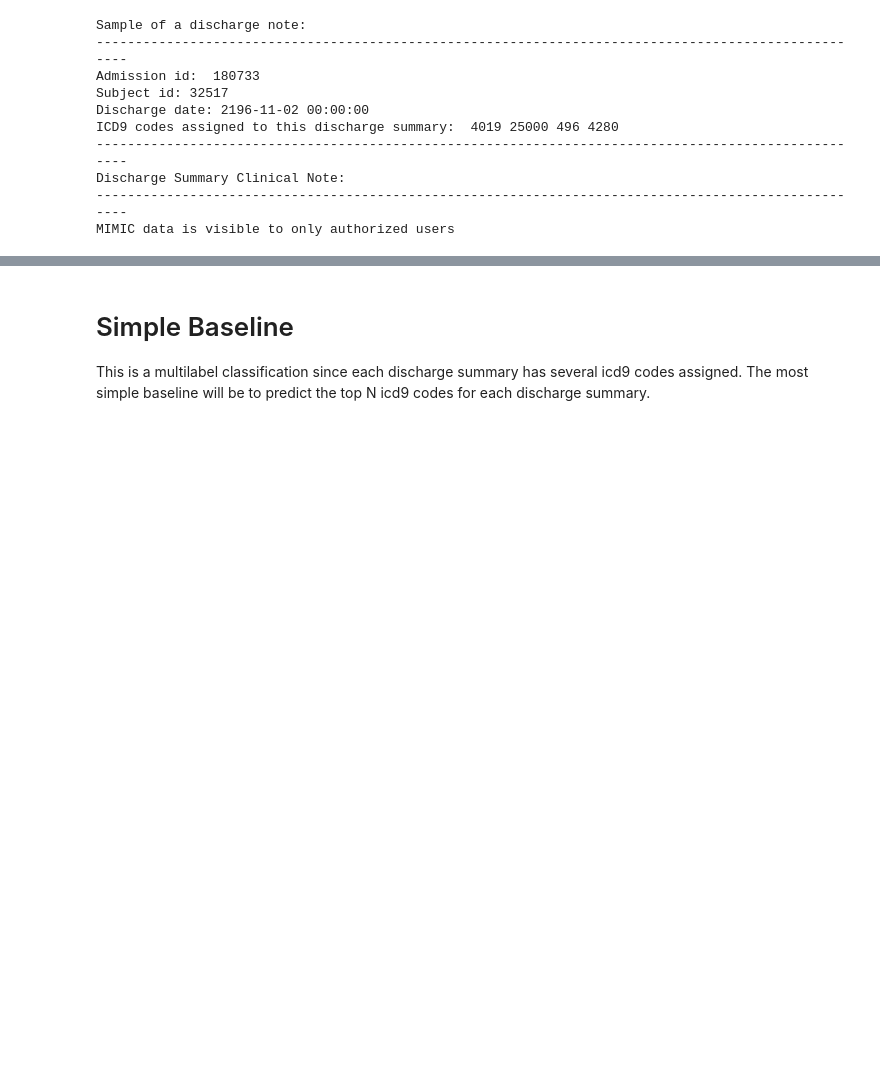
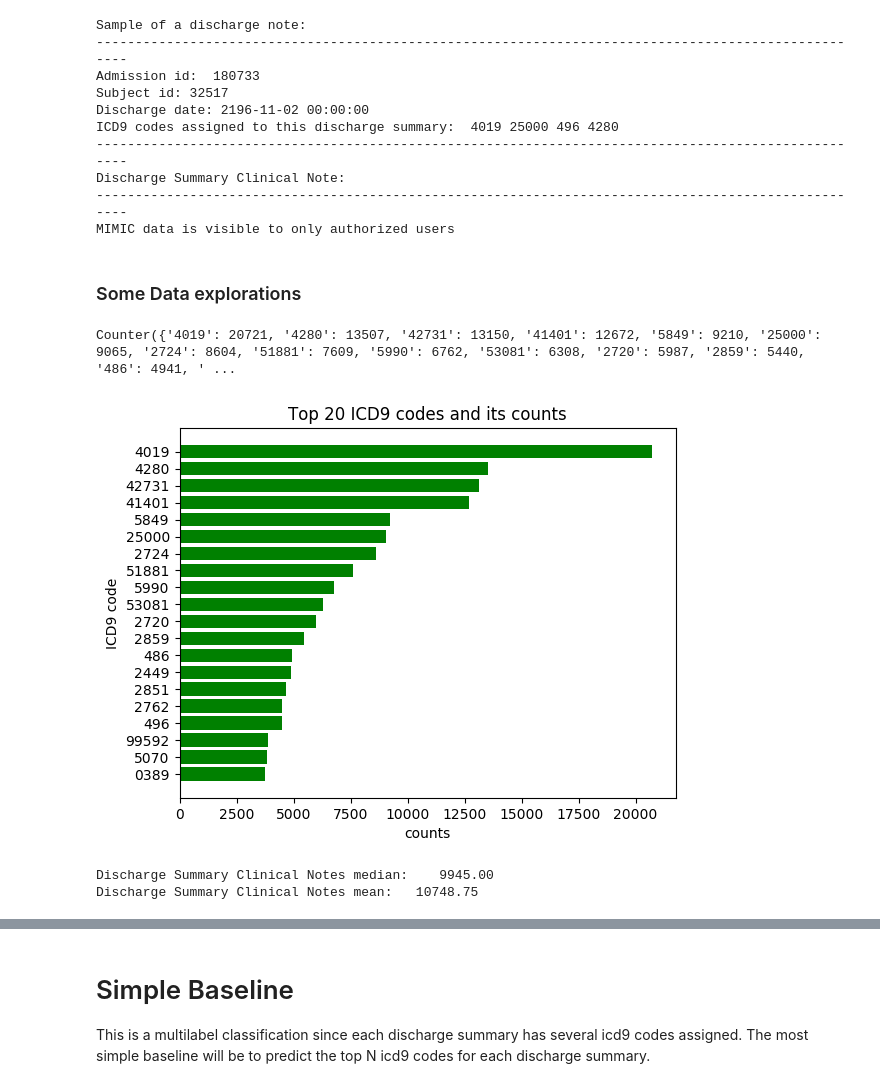
Before and after one commit to letslego/W266-ProjectMIMIC, a Jupyter notebook: baseline/mimic_icd9_baseline.ipynb, the cells around one changed output, grey strips where cells are left out. Cells and saved outputs as stored; diff of their text form; code cells hidden in the pictures; blank space fills up the shorter version.

Commit message:
two graphs

```diff
--- a/baseline/mimic_icd9_baseline.ipynb
+++ b/baseline/mimic_icd9_baseline.ipynb
@@ -43,3 +48,5 @@ ICD9 codes assigned to this discharge summary:  4019 25000 496 4280
 Discharge Summary Clinical Note:
 ----------------------------------------------------------------------------------------------------
 MIMIC data is visible to only authorized users
+# %% [markdown]
+### Some Data explorations
@@ -45,0 +62,28 @@ MIMIC data is visible to only authorized users
+# %%
+print icd9_codes
+# %% [output]
+Counter({'4019': 20721, '4280': 13507, '42731': 13150, '41401': 12672, '5849': 9210, '25000': 9065, '2724': 8604, '51881': 7609, '5990': 6762, '53081': 6308, '2720': 5987, '2859': 5440, '486': 4941, ' ...
+# %%
+codes_counts =icd9_codes.items()
+codes_counts.sort(key=itemgetter(1), reverse=True)
+icd9_labels, values = zip(*codes_counts)
+indexes = np.arange(len(icd9_labels))
+plt.rcdefaults()
+fig,ax = plt.subplots()
+ax.barh(indexes, values,  align='center', color='green', ecolor='black')
+ax.set_yticks(indexes)
+ax.set_yticklabels(icd9_labels)
+ax.invert_yaxis()  # labels read top-to-bottom
+ax.set_xlabel('counts')
+ax.set_ylabel('ICD9 code')
+ax.set_title('Top 20 ICD9 codes and its counts')
+plt.show()
+# %% [output]
+[figure, added]
+# %%
+notes_length = [len(note) for note in notes]
+print "Discharge Summary Clinical Notes median: %10.2f" %(np.median(notes_length))
+print "Discharge Summary Clinical Notes mean: %10.2f " % (np.mean(notes_length))
+# %% [output]
+Discharge Summary Clinical Notes median:    9945.00
+Discharge Summary Clinical Notes mean:   10748.75
```
Also changed, not shown: parts of 12 cells of this notebook.
